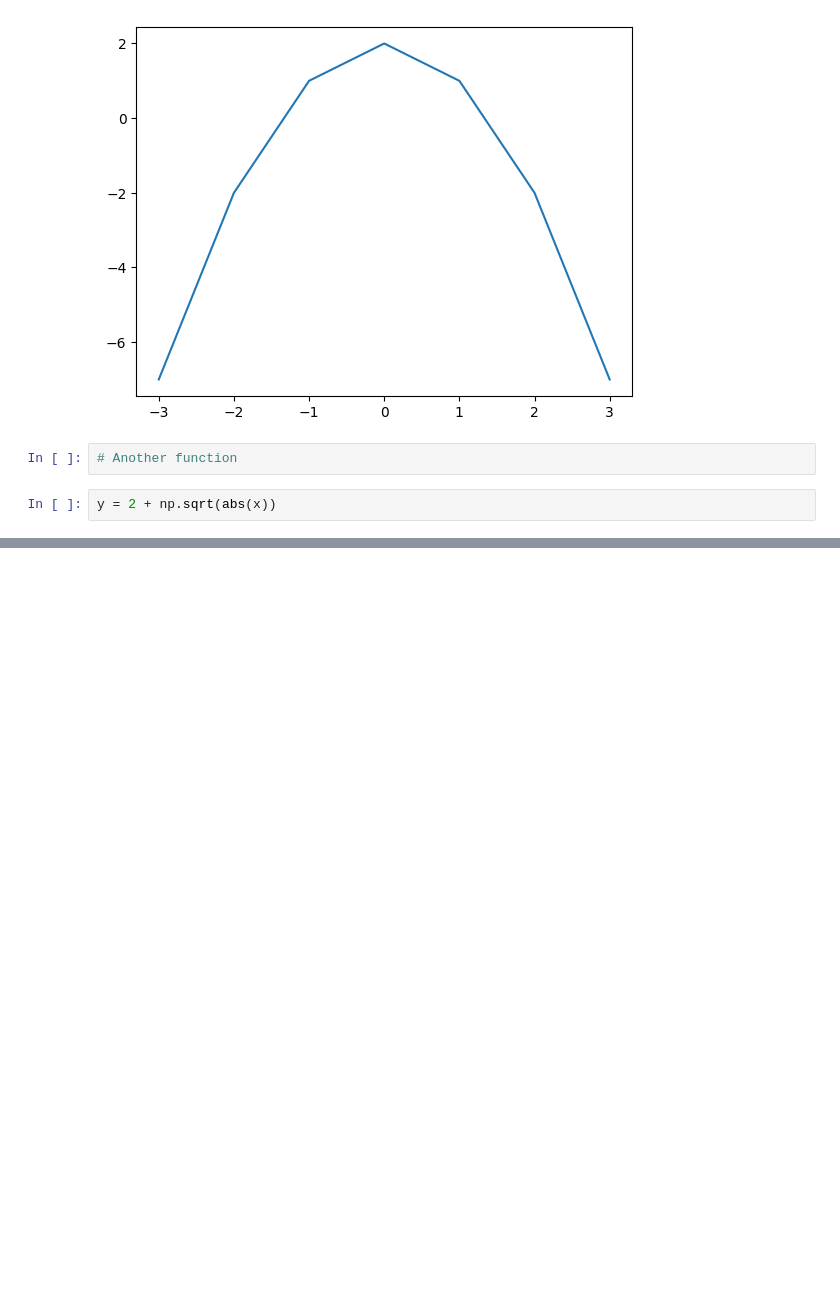
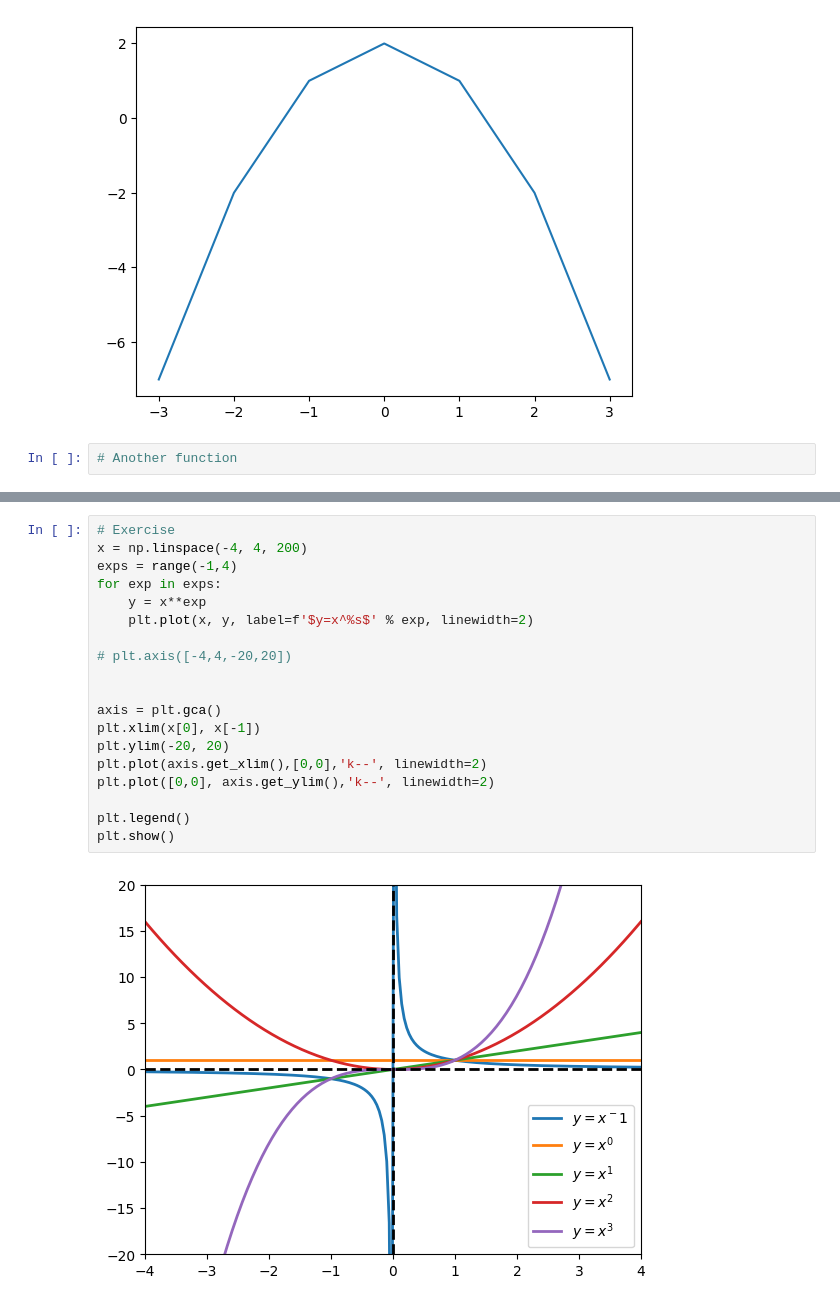
Before and after one commit to viktor-kertanov/master-math, a Jupyter notebook: ch_6_visualization/5_graphing_rational_fx.ipynb, the cells around one changed output, grey strips where cells are left out. Saved outputs shown, nothing was run; the diff lists cells and outputs as text; blank space fills up the shorter version.

```diff
--- a/ch_6_visualization/5_graphing_rational_fx.ipynb
+++ b/ch_6_visualization/5_graphing_rational_fx.ipynb
@@ -27,5 +28,3 @@ plt.show()
 [figure]
 # %%
 # Another function
-# %%
-y = 2 + np.sqrt(abs(x))
@@ -31,0 +65,21 @@ y = 2 + np.sqrt(abs(x))
+# %%
+# Exercise
+x = np.linspace(-4, 4, 200)
+exps = range(-1,4)
+for exp in exps:
+    y = x**exp
+    plt.plot(x, y, label=f'$y=x^%s$' % exp, linewidth=2)
+
+# plt.axis([-4,4,-20,20])
+
+
+axis = plt.gca()
+plt.xlim(x[0], x[-1])
+plt.ylim(-20, 20)
+plt.plot(axis.get_xlim(),[0,0],'k--', linewidth=2)
+plt.plot([0,0], axis.get_ylim(),'k--', linewidth=2)
+
+plt.legend()
+plt.show()
+# %% [output]
+[figure, added]
```
Also changed, not shown: parts of 2 cells of this notebook, 5 other files.
